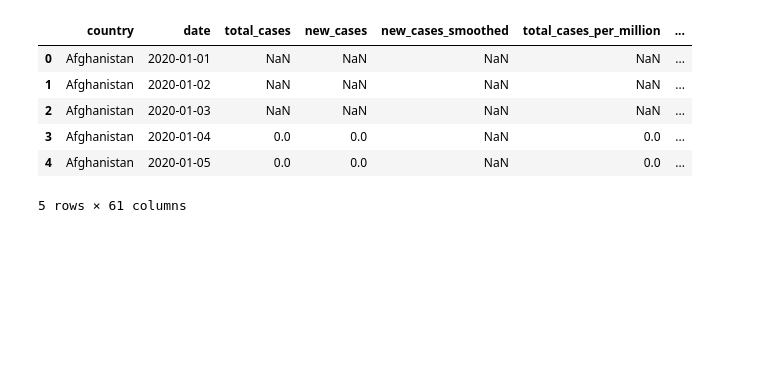
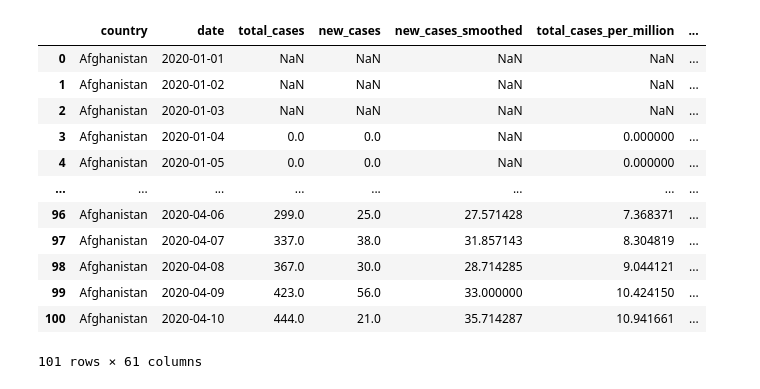
Before and after one commit to mertensblackfyre/data_analysis_projects, a Jupyter notebook: project_2/Covid.ipynb, the cells around one changed output. Cells and saved outputs as stored; diff of their text form; code cells hidden in the pictures; blank space fills up the shorter version.

Commit message:
tried some covid tests

```diff
--- a/project_2/Covid.ipynb
+++ b/project_2/Covid.ipynb
@@ -5,12 +5,18 @@ import seaborn as sns
 # %%
 covid = pd.read_csv("compact.csv", sep=None, engine='python')
 covid.shape
-covid.head()
+covid.loc[:100]
 # %% [output]
 |  | country | date | total_cases | new_cases | new_cases_smoothed | total_cases_per_million | ... |
 | 0 | Afghanistan | 2020-01-01 | NaN | NaN | NaN | NaN | ... |
 | 1 | Afghanistan | 2020-01-02 | NaN | NaN | NaN | NaN | ... |
 | 2 | Afghanistan | 2020-01-03 | NaN | NaN | NaN | NaN | ... |
-| 3 | Afghanistan | 2020-01-04 | 0.0 | 0.0 | NaN | 0.0 | ... |
-| 4 | Afghanistan | 2020-01-05 | 0.0 | 0.0 | NaN | 0.0 | ... |
+| 3 | Afghanistan | 2020-01-04 | 0.0 | 0.0 | NaN | 0.000000 | ... |
+| 4 | Afghanistan | 2020-01-05 | 0.0 | 0.0 | NaN | 0.000000 | ... |
+| ... | ... | ... | ... | ... | ... | ... | ... |
+| 96 | Afghanistan | 2020-04-06 | 299.0 | 25.0 | 27.571428 | 7.368371 | ... |
+| 97 | Afghanistan | 2020-04-07 | 337.0 | 38.0 | 31.857143 | 8.304819 | ... |
+| 98 | Afghanistan | 2020-04-08 | 367.0 | 30.0 | 28.714285 | 9.044121 | ... |
+| 99 | Afghanistan | 2020-04-09 | 423.0 | 56.0 | 33.000000 | 10.424150 | ... |
+| 100 | Afghanistan | 2020-04-10 | 444.0 | 21.0 | 35.714287 | 10.941661 | ... |
-5 rows × 61 columns
+101 rows × 61 columns
```
Also changed, not shown: parts of 8 cells of this notebook.
